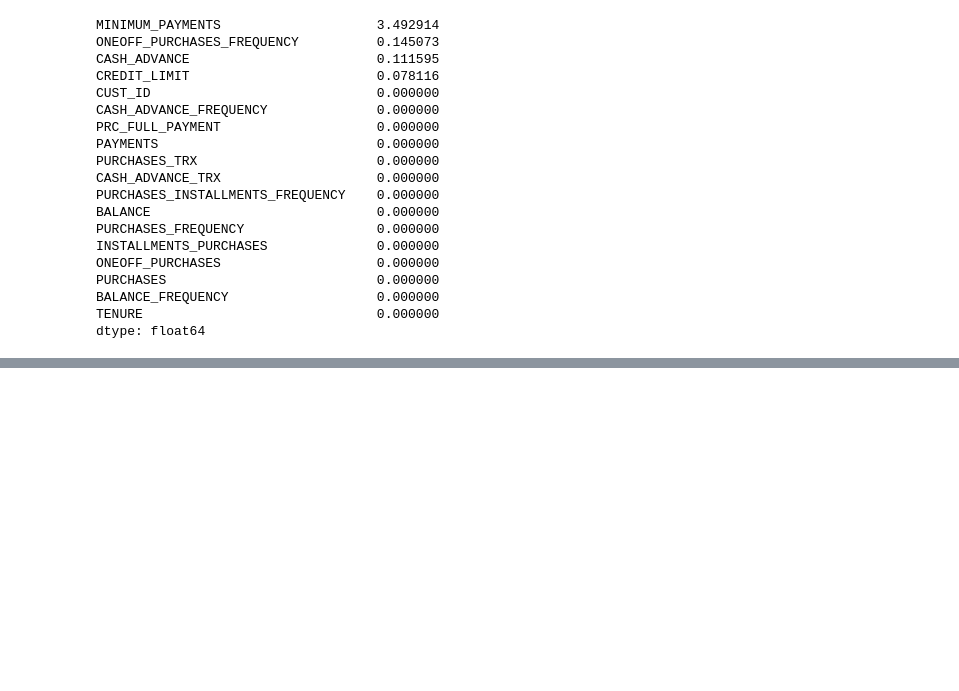
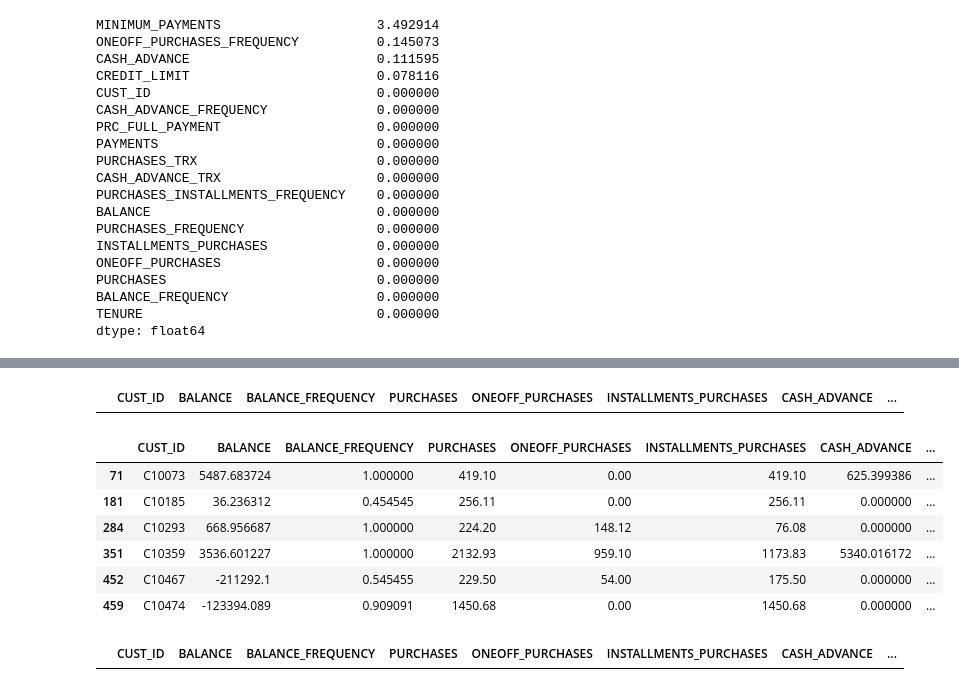
Before and after one commit to ISIS-3301-Business-Inteligence-2024-10/Lab-1, a Jupyter notebook: src/main.ipynb, the cells around one changed output, grey strips where cells are left out. Cells and saved outputs as stored; diff of their text form; code cells hidden in the pictures; blank space fills up the shorter version.

```diff
--- a/src/main.ipynb
+++ b/src/main.ipynb
@@ -181,0 +626,41 @@ ONEOFF_PURCHASES_FREQUENCY
+# %%
+# Se reemplazaran los valores no consistentes por 1
+
+for col in frequency_cols:
+    data[col] = data[col].clip(upper=1)
+
+# Verificacion despues de la limpieza
+
+data.loc[(data[frequency_cols] > 1).any(axis=1)]
+# %% [output]
+|  | CUST_ID | BALANCE | BALANCE_FREQUENCY | PURCHASES | ONEOFF_PURCHASES | INSTALLMENTS_PURCHASES | CASH_ADVANCE | ... |
+# %%
+# - Los balances negativos podrian ser soportados si se considera que en el negocio el cliente pago mas de lo que debiao si hay una devolucion programada para esos clientes. Sin embargo como se desea crear un modelo de clustering que nos permita segmentar clientes para dirigir en un futuro capañas de publicidad o marketing hacia ellos, entonces se considera valido no tener en cuenta los valores negativos ya que no se alinean con nuestros objetivos de poder de compra y no refleja adecuadamente los comportamientos de ellos/as.
+
+# De acuerdo al punto anterior, se transformaran todas las tuplas que cuenten con datos diferentes a su ID como valores negativos a valores correspondientes a la mediana de su respectiva columna para conservar los demas valores para nuestro modelo de clustering.
+
+# Verificacion de tuplas con esta inconsistencia
+
+cols = [col for col in data.columns if col != 'CUST_ID']
+
+data.loc[(data[cols] < 0).any(axis=1)]
+# %% [output]
+|  | CUST_ID | BALANCE | BALANCE_FREQUENCY | PURCHASES | ONEOFF_PURCHASES | INSTALLMENTS_PURCHASES | CASH_ADVANCE | ... |
+| 71 | C10073 | 5487.683724 | 1.000000 | 419.10 | 0.00 | 419.10 | 625.399386 | ... |
+| 181 | C10185 | 36.236312 | 0.454545 | 256.11 | 0.00 | 256.11 | 0.000000 | ... |
+| 284 | C10293 | 668.956687 | 1.000000 | 224.20 | 148.12 | 76.08 | 0.000000 | ... |
+| 351 | C10359 | 3536.601227 | 1.000000 | 2132.93 | 959.10 | 1173.83 | 5340.016172 | ... |
+| 452 | C10467 | -211292.1 | 0.545455 | 229.50 | 54.00 | 175.50 | 0.000000 | ... |
+| 459 | C10474 | -123394.089 | 0.909091 | 1450.68 | 0.00 | 1450.68 | 0.000000 | ... |
+# %%
+# Se reemplazaran los valores no consistentes por la mediana de la columna
+
+for col in cols:
+    median_value = data[col].median()
+    data.loc[data[col] < 0, col] = median_value
+
+# Verificacion despues de la limpieza
+
+data.loc[(data[cols] < 0).any(axis=1)]
+# %% [output]
+|  | CUST_ID | BALANCE | BALANCE_FREQUENCY | PURCHASES | ONEOFF_PURCHASES | INSTALLMENTS_PURCHASES | CASH_ADVANCE | ... |
```
Also changed, not shown: parts of 44 cells of this notebook, 2 other files.
